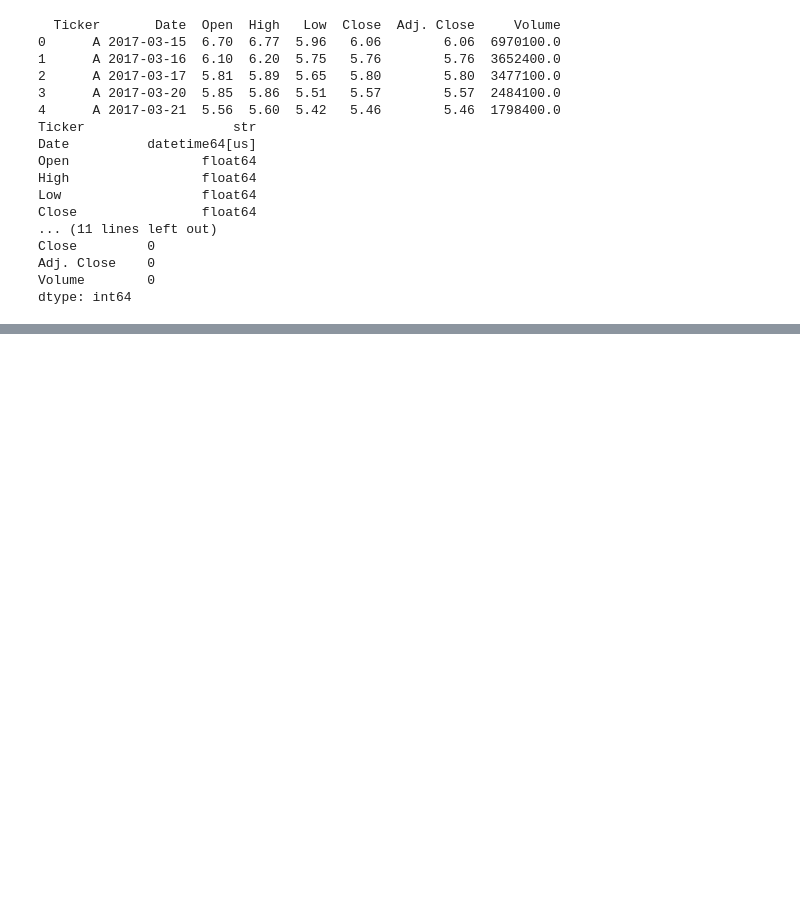
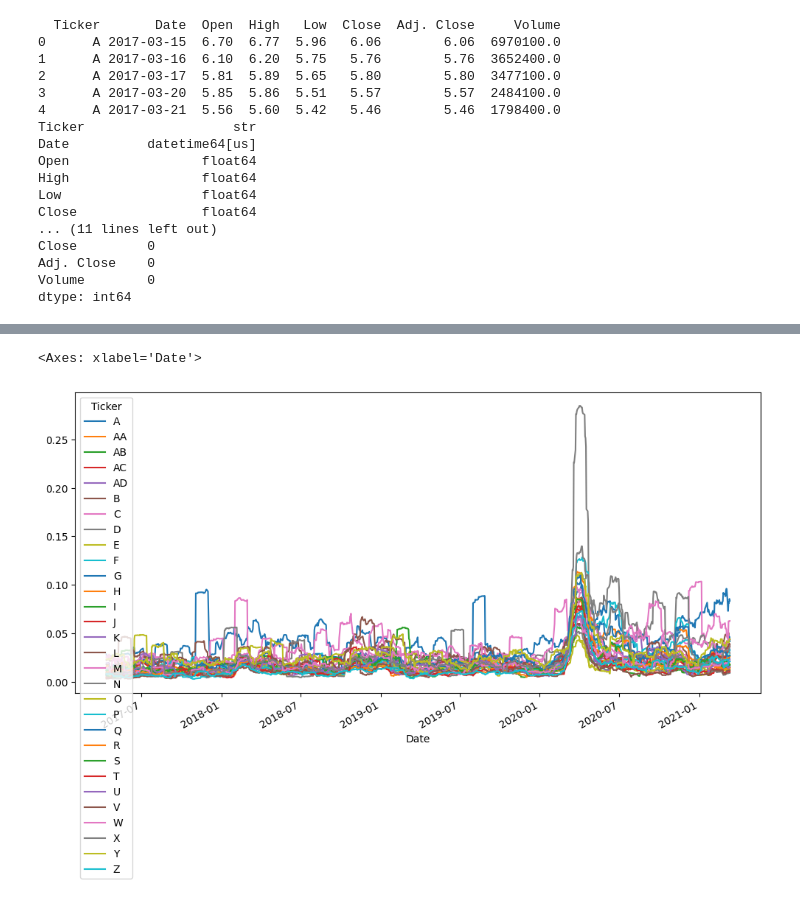
Before and after one commit to nathanxli/migconf-2026, a Jupyter notebook: nathan/analysis.ipynb, the cells around one changed output, grey strips where cells are left out. Drawn from its saved outputs; the diff is of its cells as text; code cells hidden in the pictures; blank space fills up the shorter version.

```diff
--- a/nathan/analysis.ipynb
+++ b/nathan/analysis.ipynb
@@ -54,0 +92,6 @@ log_ret = np.log(close / close.shift(1))
+# %%
+rolling_vol = ret.rolling(20).std()
+rolling_vol.plot(figsize=(12, 6))
+# %% [output]
+<Axes: xlabel='Date'>
+[figure, added]
```
Also changed, not shown: parts of 10 cells of this notebook, 4 other files.
